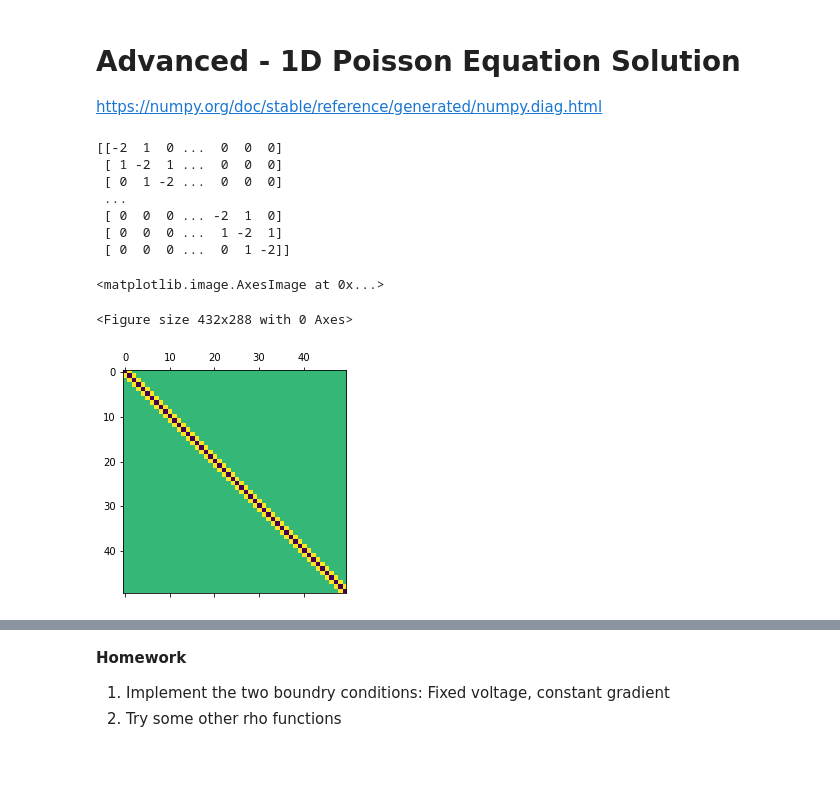
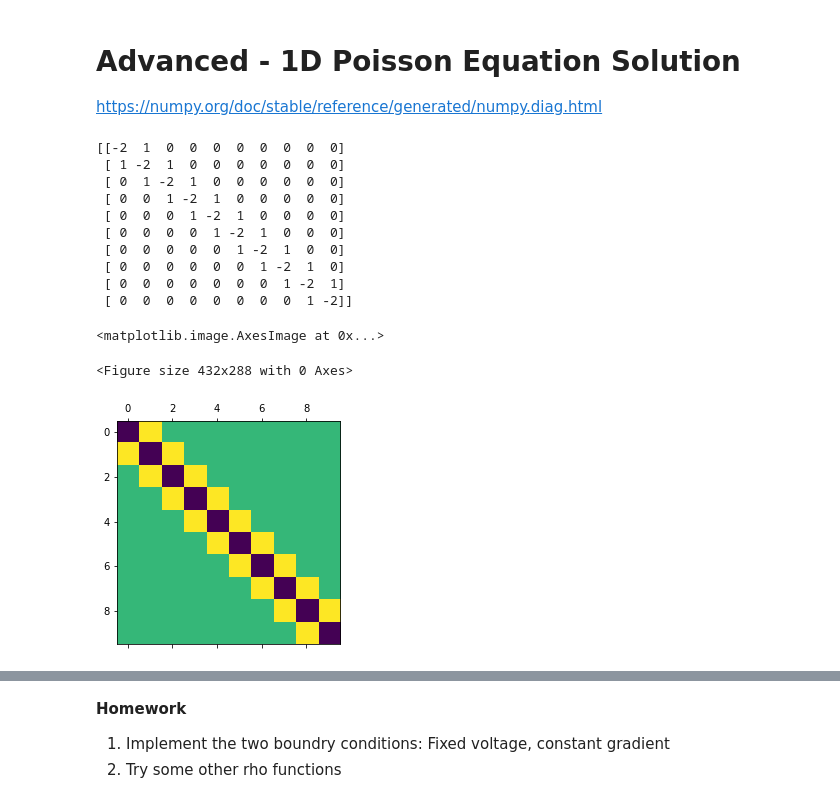
Before and after one commit to phys3112/Tutorials-with-Matt, a Jupyter notebook: Tutorial 5 Iterative methods.ipynb, the cells around one changed output, grey strips where cells are left out. Saved outputs shown, nothing was run; the diff lists cells and outputs as text; code cells hidden in the pictures; blank space fills up the shorter version.

```diff
--- a/Tutorial 5 Iterative methods.ipynb
+++ b/Tutorial 5 Iterative methods.ipynb
@@ -271,26 +233,29 @@ https://numpy.org/doc/stable/reference/generated/numpy.diag.html
 # %%
 # Step 1 - an automatically scaling poisson matrix.
 # Let's assume we are trying to find the voltage along a 1m space with varying charge densities.
 # This time, instead of hard coding our poisson matrix, we will make one that scales to as many nodes as you want.
 
-nodes = 50 #Number of nodes we will have in our simulation domain.
+nodes = 10 #Number of nodes we will have in our simulation domain.
 length = 1 #m, the length of our domain.
 a = length/(nodes-1) # The step size 'a', in metres.
 
 # Have a look at the diag documentation linked above
 Poisson_Matrix = np.diag([-2]*nodes,0) + np.diag([1]*(nodes-1),1) + np.diag([1]*(nodes-1),-1)
 # Print the matrix to examine it ourselves
 print(Poisson_Matrix)
 plt.figure()
 plt.matshow(Poisson_Matrix)
 # %% [output]
-[[-2  1  0 ...  0  0  0]
- [ 1 -2  1 ...  0  0  0]
- [ 0  1 -2 ...  0  0  0]
- ...
- [ 0  0  0 ... -2  1  0]
- [ 0  0  0 ...  1 -2  1]
- [ 0  0  0 ...  0  1 -2]]
+[[-2  1  0  0  0  0  0  0  0  0]
+ [ 1 -2  1  0  0  0  0  0  0  0]
+ [ 0  1 -2  1  0  0  0  0  0  0]
+ [ 0  0  1 -2  1  0  0  0  0  0]
+ [ 0  0  0  1 -2  1  0  0  0  0]
+ [ 0  0  0  0  1 -2  1  0  0  0]
+ [ 0  0  0  0  0  1 -2  1  0  0]
+ [ 0  0  0  0  0  0  1 -2  1  0]
+ [ 0  0  0  0  0  0  0  1 -2  1]
+ [ 0  0  0  0  0  0  0  0  1 -2]]
 <matplotlib.image.AxesImage at 0x...>
 <Figure size 432x288 with 0 Axes>
-[figure, old version]
+[figure, new version]
```
Also changed, not shown: parts of 12 cells of this notebook, 7 other files.
